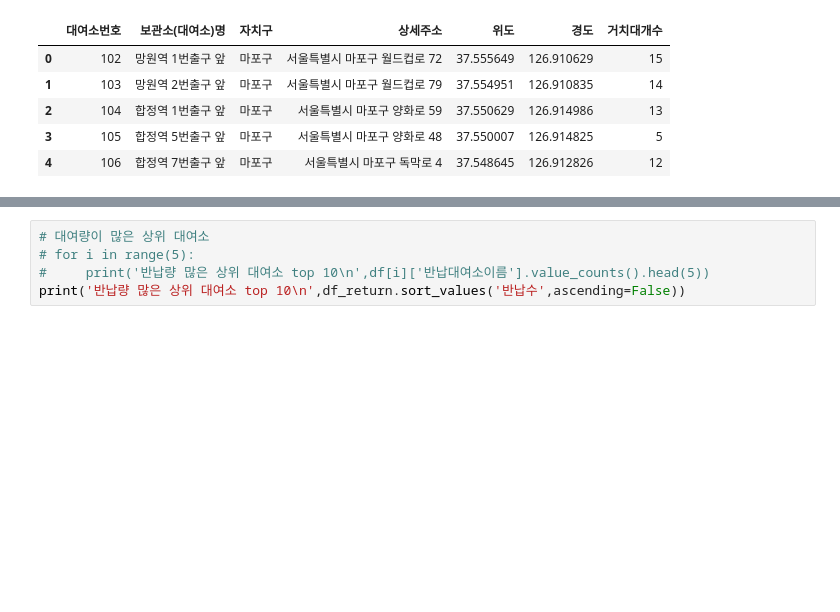
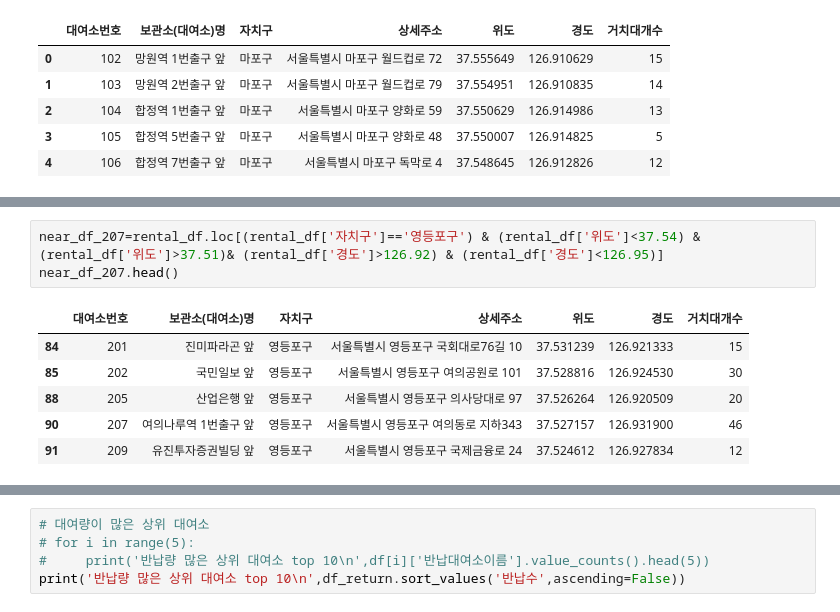
Before and after one commit to dhcryan/ddareung, a Jupyter notebook: main.ipynb, the cells around one changed output, grey strips where cells are left out. Drawn from its saved outputs; the diff is of its cells as text; blank space fills up the shorter version.

```diff
--- a/main.ipynb
+++ b/main.ipynb
@@ -235,2 +256,12 @@ yeoi.head()
+# %%
+near_df_207=rental_df.loc[(rental_df['자치구']=='영등포구') & (rental_df['위도']<37.54) & (rental_df['위도']>37.51)& (rental_df['경도']>126.92) & (rental_df['경도']<126.95)]
+near_df_207.head()
+# %% [output]
+|  | 대여소번호 | 보관소(대여소)명 | 자치구 | 상세주소 | 위도 | 경도 | 거치대개수 |
+| 84 | 201 | 진미파라곤 앞 | 영등포구 | 서울특별시 영등포구 국회대로76길 10 | 37.531239 | 126.921333 | 15 |
+| 85 | 202 | 국민일보 앞 | 영등포구 | 서울특별시 영등포구 여의공원로 101 | 37.528816 | 126.924530 | 30 |
+| 88 | 205 | 산업은행 앞 | 영등포구 | 서울특별시 영등포구 의사당대로 97 | 37.526264 | 126.920509 | 20 |
+| 90 | 207 | 여의나루역 1번출구 앞 | 영등포구 | 서울특별시 영등포구 여의동로 지하343 | 37.527157 | 126.931900 | 46 |
+| 91 | 209 | 유진투자증권빌딩 앞 | 영등포구 | 서울특별시 영등포구 국제금융로 24 | 37.524612 | 126.927834 | 12 |
 # %%
 # 지도의 중심 찾기
```
Also changed, not shown: parts of 6 cells of this notebook, 1 other file.
